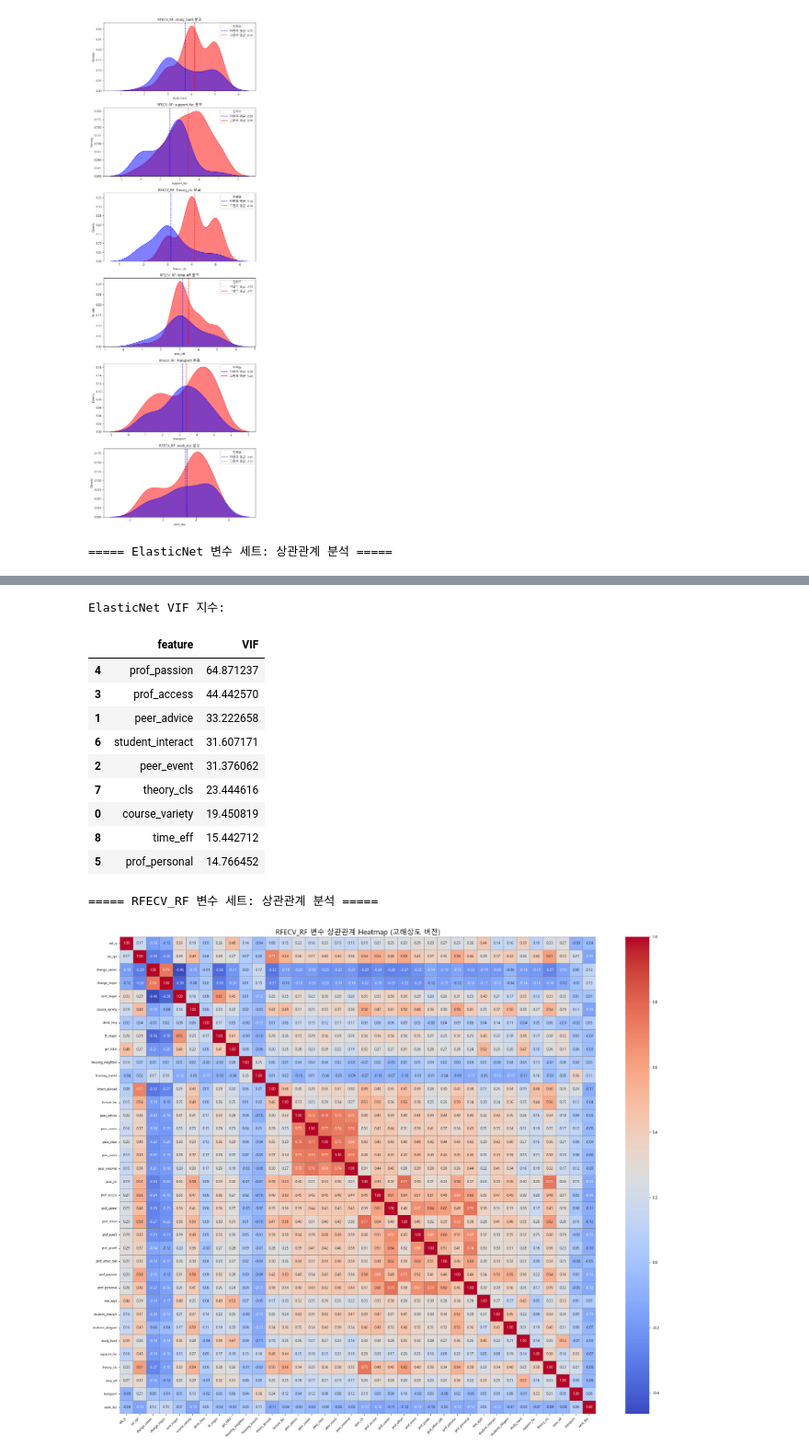
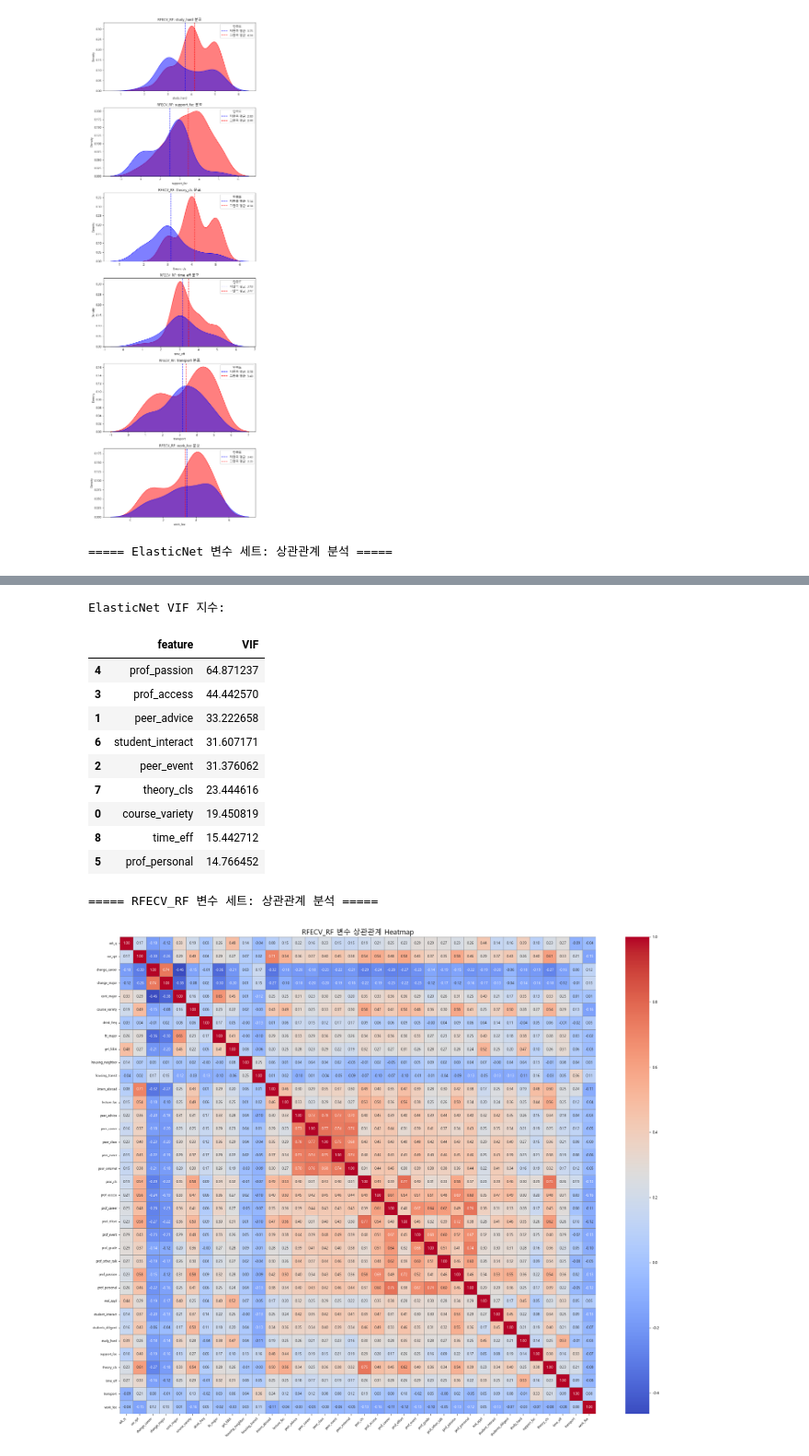
Before and after one commit to hyejinppp/Proposal, a Jupyter notebook: sat.validation.ipynb, the cells around one changed output, grey strips where cells are left out. Shown at 92% size. Saved outputs shown, nothing was run; the diff lists cells and outputs as text; code cells hidden in the pictures.

```diff
--- a/sat.validation.ipynb
+++ b/sat.validation.ipynb
@@ -997,32 +998,32 @@ sns.heatmap(
     corr,
     cmap="coolwarm",
     annot=True,        # 🔥 숫자 표시
     fmt=".2f",         # 🔥 소수 2자리
     annot_kws={"size": 9},  # 🔥 수치 글씨 크기
     linewidths=0.5,    # 🔥 셀 구분선 추가 (더 선명)
     linecolor="gray"
 )
 
-plt.title("RFECV_RF 변수 상관관계 Heatmap (고해상도 버전)", fontsize=18)
+plt.title("RFECV_RF 변수 상관관계 Heatmap", fontsize=18)
 
 plt.xticks(fontsize=8, rotation=45, ha="right")  # 🔥 X축 글씨 개선
 plt.yticks(fontsize=8)
 
 plt.tight_layout()  # 🔥 글씨 겹침 방지
 plt.show()
 # %% [output]
 ===== ElasticNet 변수 세트: 상관관계 분석 =====
 [figure]
 ElasticNet VIF 지수:
 |  | feature | VIF |
 | 4 | prof_passion | 64.871237 |
 | 3 | prof_access | 44.442570 |
 | 1 | peer_advice | 33.222658 |
 | 6 | student_interact | 31.607171 |
 | 2 | peer_event | 31.376062 |
 | 7 | theory_cls | 23.444616 |
 | 0 | course_variety | 19.450819 |
 | 8 | time_eff | 15.442712 |
 | 5 | prof_personal | 14.766452 |
 ===== RFECV_RF 변수 세트: 상관관계 분석 =====
-[figure, old version]
+[figure, new version]
```
Also changed, not shown: parts of 1 cell of this notebook.
